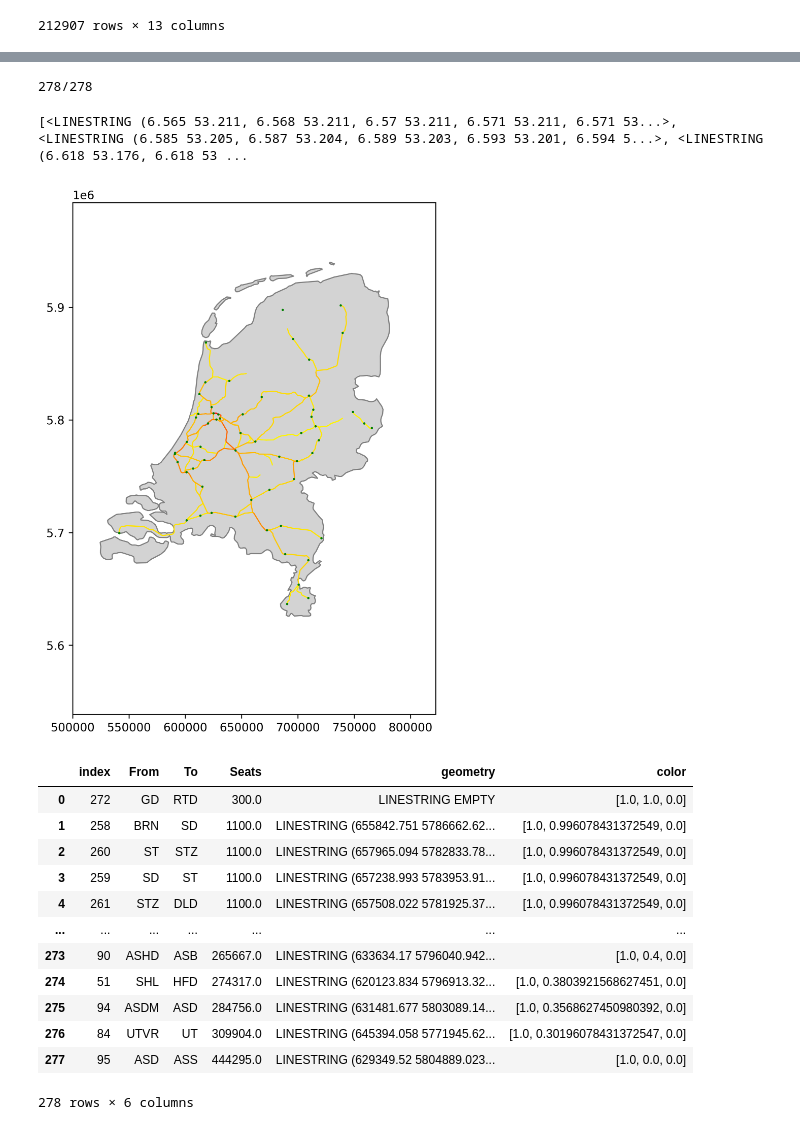
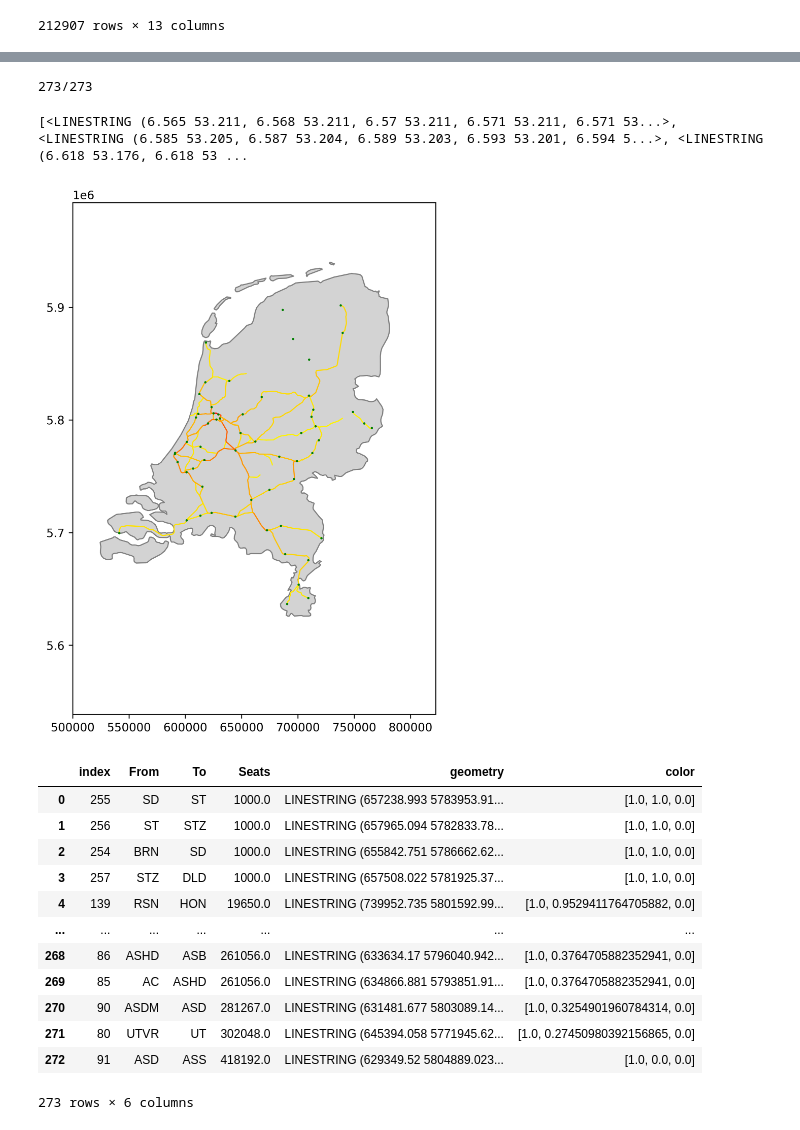
Before and after one commit to mathijsmarkus/python_group_assignment, a Jupyter notebook: Hoofd Notebook.ipynb, the cells around one changed output, grey strips where cells are left out. Drawn from its saved outputs; the diff is of its cells as text; code cells hidden in the pictures.

```diff
--- a/Hoofd Notebook.ipynb
+++ b/Hoofd Notebook.ipynb
@@ -191,7 +191,7 @@ TravelData.to_csv('TravelDataNS.csv')
 # %%
 #Sort seats according to the provided travel data en the known existing trainservices
 TrainTravelData = pd.read_csv('TravelDataNS.csv', index_col=0)
-TrainTravelData2 = TrainTravelData[TrainTravelData['OperatingDay'] == '2024-10-09'].reset_index(drop=True)
+TrainTravelData2 = TrainTravelData[TrainTravelData['OperatingDay'] == '2024-10-08'].reset_index(drop=True)
 SortedSeats = SeatSorter('TrainServices.csv', TrainTravelData2)
 # %%
 #de dataframe met totale aantal stoelen per stukje route maken
@@ -260,7 +260,7 @@ for i in range(len(df)):
             print(f"An error occurred: {e}")
             SubscriptionKey = input('Error occurred. Please enter a new SubscriptionKey: ')
 # %% [output]
-278/278
+273/273
 # %%
 print(geometry_data)
 # %% [output]
@@ -343,21 +343,21 @@ steden_gdf2.plot(ax=ax, color='green', marker='o', markersize=1, zorder=3)
 
 plt.show()
 # %% [output]
-[figure, old version]
+[figure, new version]
 # %%
 display(df)
-df.to_csv('PlotDataWednesday.csv')
+df.to_csv('PlotDataTuesday.csv')
 # %% [output]
 |  | index | From | To | Seats | geometry | color |
-| 0 | 272 | GD | RTD | 300.0 | LINESTRING EMPTY | [1.0, 1.0, 0.0] |
-| 1 | 258 | BRN | SD | 1100.0 | LINESTRING (655842.751 5786662.62... | [1.0, 0.996078431372549, 0.0] |
-| 2 | 260 | ST | STZ | 1100.0 | LINESTRING (657965.094 5782833.78... | [1.0, 0.996078431372549, 0.0] |
-| 3 | 259 | SD | ST | 1100.0 | LINESTRING (657238.993 5783953.91... | [1.0, 0.996078431372549, 0.0] |
-| 4 | 261 | STZ | DLD | 1100.0 | LINESTRING (657508.022 5781925.37... | [1.0, 0.996078431372549, 0.0] |
+| 0 | 255 | SD | ST | 1000.0 | LINESTRING (657238.993 5783953.91... | [1.0, 1.0, 0.0] |
+| 1 | 256 | ST | STZ | 1000.0 | LINESTRING (657965.094 5782833.78... | [1.0, 1.0, 0.0] |
+| 2 | 254 | BRN | SD | 1000.0 | LINESTRING (655842.751 5786662.62... | [1.0, 1.0, 0.0] |
+| 3 | 257 | STZ | DLD | 1000.0 | LINESTRING (657508.022 5781925.37... | [1.0, 1.0, 0.0] |
+| 4 | 139 | RSN | HON | 19650.0 | LINESTRING (739952.735 5801592.99... | [1.0, 0.9529411764705882, 0.0] |
 | ... | ... | ... | ... | ... | ... | ... |
-| 273 | 90 | ASHD | ASB | 265667.0 | LINESTRING (633634.17 5796040.942... | [1.0, 0.4, 0.0] |
-| 274 | 51 | SHL | HFD | 274317.0 | LINESTRING (620123.834 5796913.32... | [1.0, 0.3803921568627451, 0.0] |
-| 275 | 94 | ASDM | ASD | 284756.0 | LINESTRING (631481.677 5803089.14... | [1.0, 0.3568627450980392, 0.0] |
-| 276 | 84 | UTVR | UT | 309904.0 | LINESTRING (645394.058 5771945.62... | [1.0, 0.30196078431372547, 0.0] |
-| 277 | 95 | ASD | ASS | 444295.0 | LINESTRING (629349.52 5804889.023... | [1.0, 0.0, 0.0] |
+| 268 | 86 | ASHD | ASB | 261056.0 | LINESTRING (633634.17 5796040.942... | [1.0, 0.3764705882352941, 0.0] |
+| 269 | 85 | AC | ASHD | 261056.0 | LINESTRING (634866.881 5793851.91... | [1.0, 0.3764705882352941, 0.0] |
+| 270 | 90 | ASDM | ASD | 281267.0 | LINESTRING (631481.677 5803089.14... | [1.0, 0.3254901960784314, 0.0] |
+| 271 | 80 | UTVR | UT | 302048.0 | LINESTRING (645394.058 5771945.62... | [1.0, 0.27450980392156865, 0.0] |
+| 272 | 91 | ASD | ASS | 418192.0 | LINESTRING (629349.52 5804889.023... | [1.0, 0.0, 0.0] |
-278 rows × 6 columns
+273 rows × 6 columns
```
Also changed, not shown: parts of 2 cells of this notebook.
